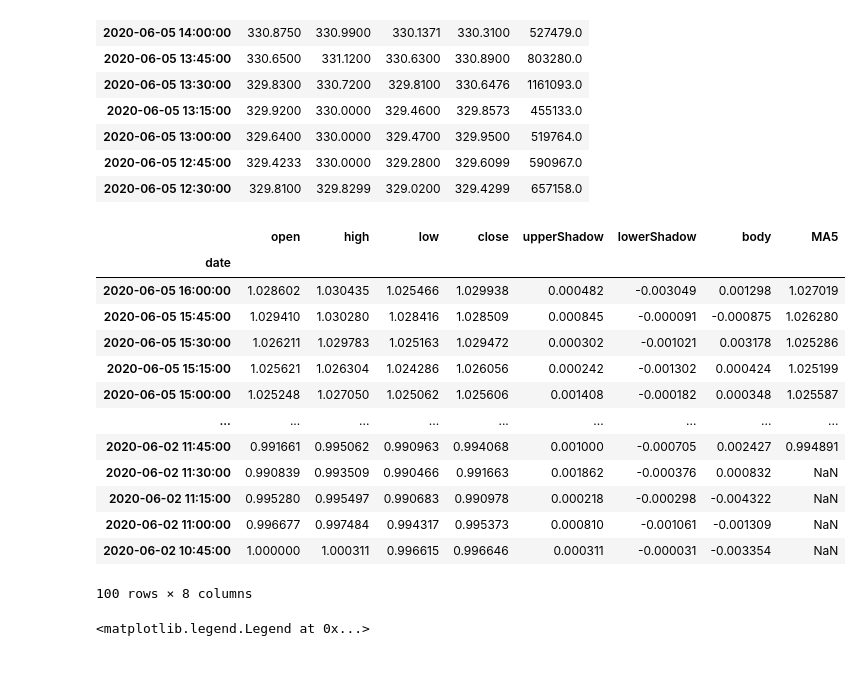
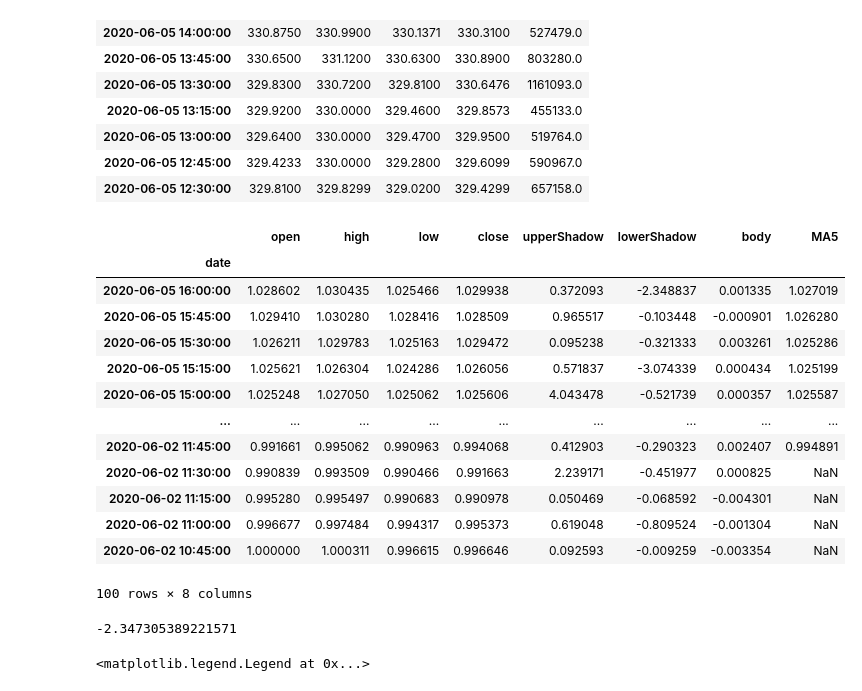
Before and after one commit to glenwang/AITrading, a Jupyter notebook: Trial1.ipynb, the cells around one changed output. Drawn from its saved outputs; the diff is of its cells as text; code cells hidden in the pictures.

Commit message:
new upper lower and body

```diff
--- a/Trial1.ipynb
+++ b/Trial1.ipynb
@@ -45,32 +45,38 @@ df.head(15)
 # %%
 dfRatio = df[['open','high', 'low','close']]/df['open'].iloc[-1]
 #dfRatio['highOpen']=dfRatio['high']/dfRatio['open']-1
 #dfRatio['lowOpen']=dfRatio['low']/dfRatio['open']-1
 #dfRatio['closeOpen']=dfRatio['close']/dfRatio['open']-1
-dfRatio['upperShadow']=dfRatio['high']/dfRatio[['open','close']].max(axis=1)-1
-dfRatio['lowerShadow']=dfRatio['low']/dfRatio[['open','close']].min(axis=1)-1
-dfRatio['body']=dfRatio['close']/dfRatio['open']-1
+dfRatio['upperShadow']=(dfRatio['high']-dfRatio[['open','close']].max(axis=1))/abs(dfRatio['close']-dfRatio['open'])
+dfRatio['lowerShadow']=(dfRatio['low']-dfRatio[['open','close']].min(axis=1))/abs(dfRatio['close']-dfRatio['open'])
+
+dfRatio['body']=dfRatio['close']-dfRatio['open']
 
 dfRatio['MA5']=dfRatio['open'].rolling(window=5).mean().shift(-4)
 dfRatio.to_csv('priceDataRatio.csv')
 #read data from the csv file
 #df=pd.read_csv('priceDataRatio.csv').set_index(['date'])
 dfRatio
 # %% [output]
 |  | open | high | low | close | upperShadow | lowerShadow | body | MA5 |
 | date |  |  |  |  |  |  |  |  |
-| 2020-06-05 16:00:00 | 1.028602 | 1.030435 | 1.025466 | 1.029938 | 0.000482 | -0.003049 | 0.001298 | 1.027019 |
-| 2020-06-05 15:45:00 | 1.029410 | 1.030280 | 1.028416 | 1.028509 | 0.000845 | -0.000091 | -0.000875 | 1.026280 |
-| 2020-06-05 15:30:00 | 1.026211 | 1.029783 | 1.025163 | 1.029472 | 0.000302 | -0.001021 | 0.003178 | 1.025286 |
-| 2020-06-05 15:15:00 | 1.025621 | 1.026304 | 1.024286 | 1.026056 | 0.000242 | -0.001302 | 0.000424 | 1.025199 |
-| 2020-06-05 15:00:00 | 1.025248 | 1.027050 | 1.025062 | 1.025606 | 0.001408 | -0.000182 | 0.000348 | 1.025587 |
+| 2020-06-05 16:00:00 | 1.028602 | 1.030435 | 1.025466 | 1.029938 | 0.372093 | -2.348837 | 0.001335 | 1.027019 |
+| 2020-06-05 15:45:00 | 1.029410 | 1.030280 | 1.028416 | 1.028509 | 0.965517 | -0.103448 | -0.000901 | 1.026280 |
+| 2020-06-05 15:30:00 | 1.026211 | 1.029783 | 1.025163 | 1.029472 | 0.095238 | -0.321333 | 0.003261 | 1.025286 |
+| 2020-06-05 15:15:00 | 1.025621 | 1.026304 | 1.024286 | 1.026056 | 0.571837 | -3.074339 | 0.000434 | 1.025199 |
+| 2020-06-05 15:00:00 | 1.025248 | 1.027050 | 1.025062 | 1.025606 | 4.043478 | -0.521739 | 0.000357 | 1.025587 |
 | ... | ... | ... | ... | ... | ... | ... | ... | ... |
-| 2020-06-02 11:45:00 | 0.991661 | 0.995062 | 0.990963 | 0.994068 | 0.001000 | -0.000705 | 0.002427 | 0.994891 |
-| 2020-06-02 11:30:00 | 0.990839 | 0.993509 | 0.990466 | 0.991663 | 0.001862 | -0.000376 | 0.000832 | NaN |
-| 2020-06-02 11:15:00 | 0.995280 | 0.995497 | 0.990683 | 0.990978 | 0.000218 | -0.000298 | -0.004322 | NaN |
-| 2020-06-02 11:00:00 | 0.996677 | 0.997484 | 0.994317 | 0.995373 | 0.000810 | -0.001061 | -0.001309 | NaN |
-| 2020-06-02 10:45:00 | 1.000000 | 1.000311 | 0.996615 | 0.996646 | 0.000311 | -0.000031 | -0.003354 | NaN |
+| 2020-06-02 11:45:00 | 0.991661 | 0.995062 | 0.990963 | 0.994068 | 0.412903 | -0.290323 | 0.002407 | 0.994891 |
+| 2020-06-02 11:30:00 | 0.990839 | 0.993509 | 0.990466 | 0.991663 | 2.239171 | -0.451977 | 0.000825 | NaN |
+| 2020-06-02 11:15:00 | 0.995280 | 0.995497 | 0.990683 | 0.990978 | 0.050469 | -0.068592 | -0.004301 | NaN |
+| 2020-06-02 11:00:00 | 0.996677 | 0.997484 | 0.994317 | 0.995373 | 0.619048 | -0.809524 | -0.001304 | NaN |
+| 2020-06-02 10:45:00 | 1.000000 | 1.000311 | 0.996615 | 0.996646 | 0.092593 | -0.009259 | -0.003354 | NaN |
 100 rows × 8 columns
+# %%
+(1.030435-1.029938)/abs(1.028602-1.029938)
+(1.025466-1.028602)/abs(1.028602-1.029938)
+# %% [output]
+-2.347305389221571
 # %%
 plt.figure(); dfRatio.plot(y=['open','MA5']); plt.legend(loc='best')
 #the figure may have datetime gaps, but the MA works
```
Also changed, not shown: 1 other file.
